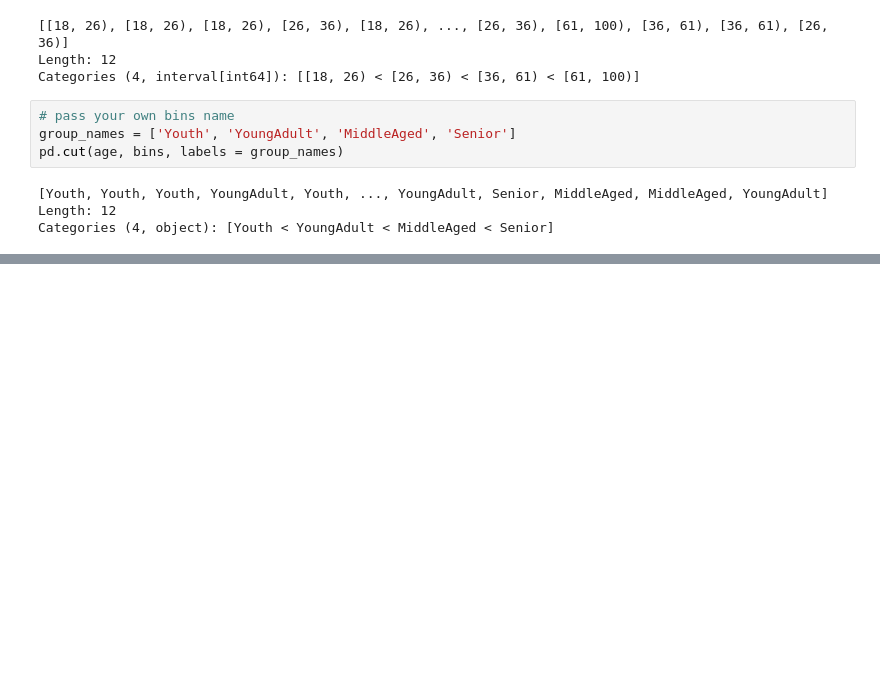
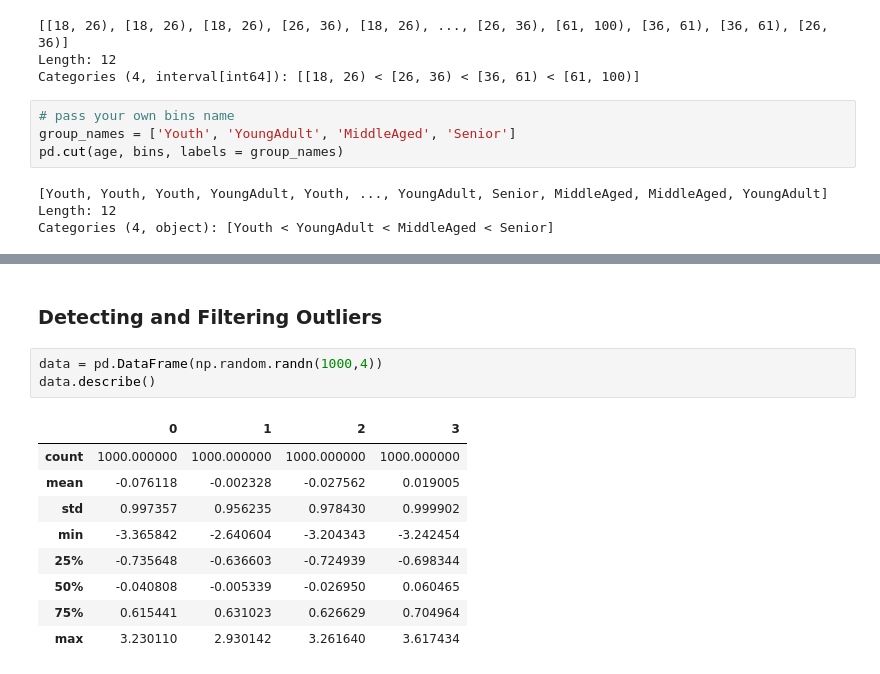
Before and after one commit to JiatianWang/Data-Cleaning-and-Preparation-Reference, a Jupyter notebook: Data Cleaning and Preparation Reference.ipynb, the cells around one changed output, grey strips where cells are left out. Drawn from its saved outputs; the diff is of its cells as text; blank space fills up the shorter version.

```diff
--- a/Data Cleaning and Preparation Reference.ipynb
+++ b/Data Cleaning and Preparation Reference.ipynb
@@ -545,0 +581,15 @@ Categories (4, object): [Youth < YoungAdult < MiddleAged < Senior]
+# %% [markdown]
+### Detecting and Filtering Outliers
+# %%
+data = pd.DataFrame(np.random.randn(1000,4))
+data.describe()
+# %% [output]
+|  | 0 | 1 | 2 | 3 |
+| count | 1000.000000 | 1000.000000 | 1000.000000 | 1000.000000 |
+| mean | -0.076118 | -0.002328 | -0.027562 | 0.019005 |
+| std | 0.997357 | 0.956235 | 0.978430 | 0.999902 |
+| min | -3.365842 | -2.640604 | -3.204343 | -3.242454 |
+| 25% | -0.735648 | -0.636603 | -0.724939 | -0.698344 |
+| 50% | -0.040808 | -0.005339 | -0.026950 | 0.060465 |
+| 75% | 0.615441 | 0.631023 | 0.626629 | 0.704964 |
+| max | 3.230110 | 2.930142 | 3.261640 | 3.617434 |
```
Also changed, not shown: parts of 46 cells of this notebook.
